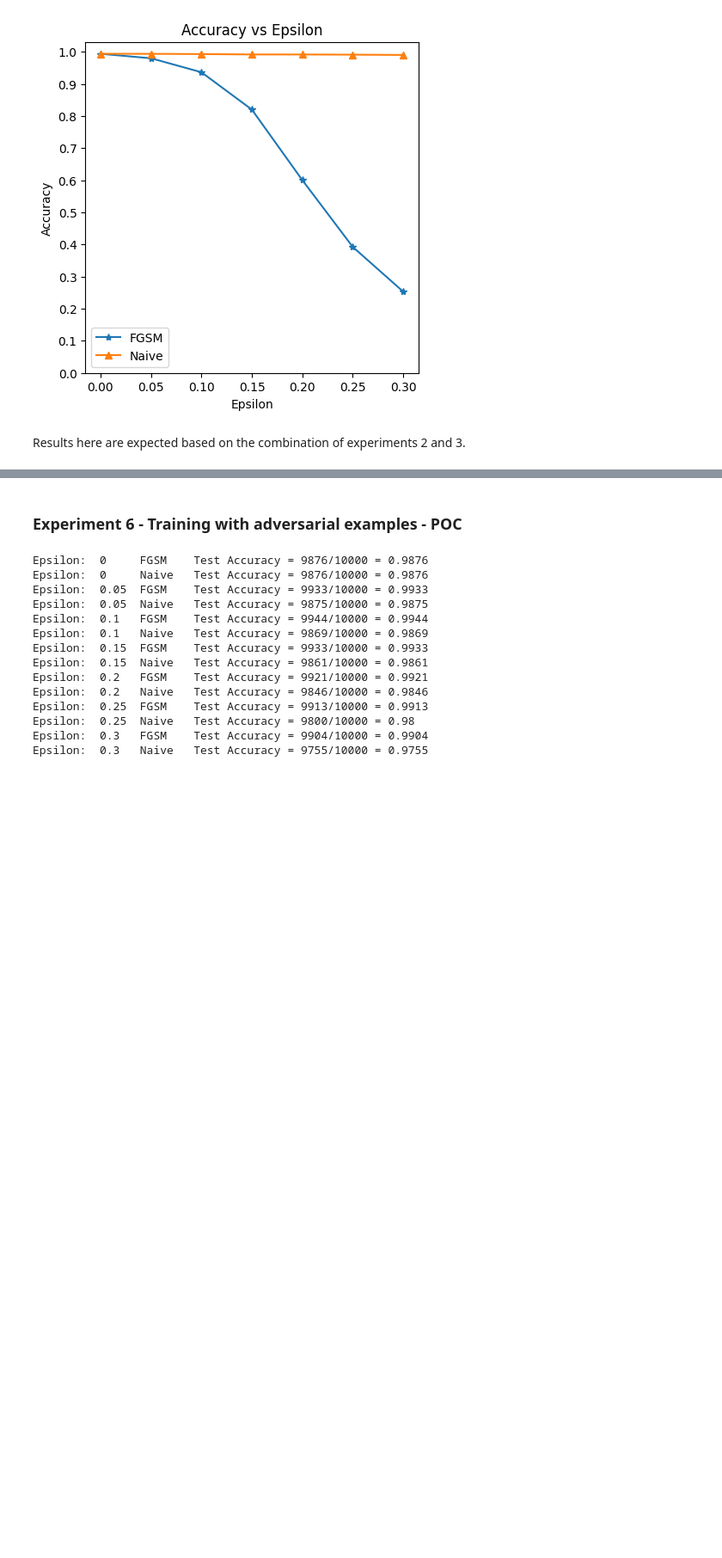
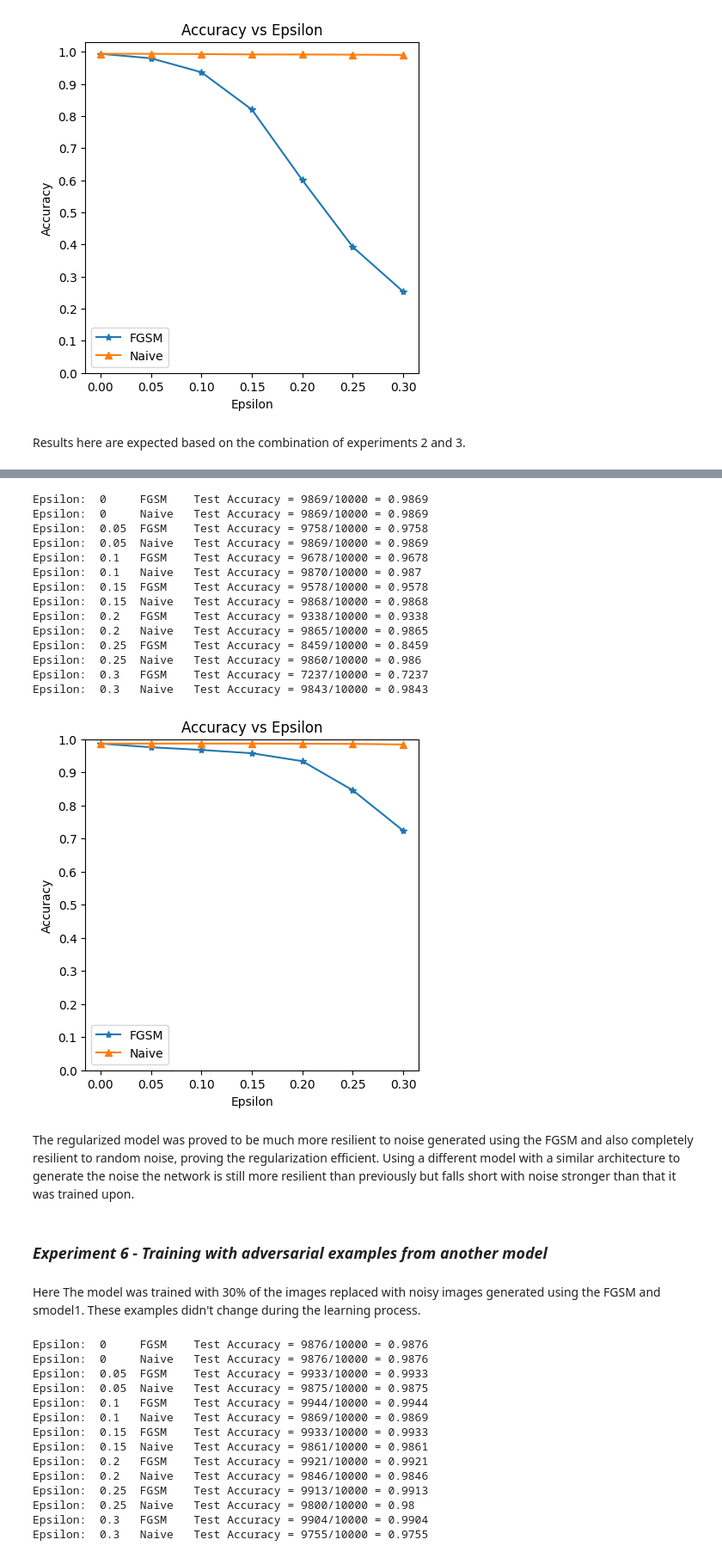
Before and after one commit to LiorSukman/Adversarial-Examples, a Jupyter notebook: Goodfellow2014_exp.ipynb, the cells around one changed output, grey strips where cells are left out. Shown at 86% size. Cells and saved outputs as stored; diff of their text form; code cells hidden in the pictures; blank space fills up the shorter version.

```diff
--- a/Goodfellow2014_exp.ipynb
+++ b/Goodfellow2014_exp.ipynb
@@ -381,5 +430,28 @@ Results here are expected based on the combination of experiments 2 and 3.
+# %%
+accuracies, bl_accuracies, examples = perform_exp(smodel1, regmodel1, test_loader)
+plot_acc_graph(accuracies, bl_accuracies)
+# %% [output]
+Epsilon:  0     FGSM    Test Accuracy = 9869/10000 = 0.9869
+Epsilon:  0     Naive   Test Accuracy = 9869/10000 = 0.9869
+Epsilon:  0.05  FGSM    Test Accuracy = 9758/10000 = 0.9758
+Epsilon:  0.05  Naive   Test Accuracy = 9869/10000 = 0.9869
+Epsilon:  0.1   FGSM    Test Accuracy = 9678/10000 = 0.9678
+Epsilon:  0.1   Naive   Test Accuracy = 9870/10000 = 0.987
+Epsilon:  0.15  FGSM    Test Accuracy = 9578/10000 = 0.9578
+Epsilon:  0.15  Naive   Test Accuracy = 9868/10000 = 0.9868
+Epsilon:  0.2   FGSM    Test Accuracy = 9338/10000 = 0.9338
+Epsilon:  0.2   Naive   Test Accuracy = 9865/10000 = 0.9865
+Epsilon:  0.25  FGSM    Test Accuracy = 8459/10000 = 0.8459
+Epsilon:  0.25  Naive   Test Accuracy = 9860/10000 = 0.986
+Epsilon:  0.3   FGSM    Test Accuracy = 7237/10000 = 0.7237
+Epsilon:  0.3   Naive   Test Accuracy = 9843/10000 = 0.9843
+[figure, added]
+# %% [markdown]
+The regularized model was proved to be much more resilient to noise generated using the FGSM and also completely resilient to random noise, proving the regularization efficient. Using a different model with a similar architecture to generate the noise the network is still more resilient than previously but falls short with noise stronger than that it was trained upon.
 # %% [markdown]
-### Experiment 6 - Training with adversarial examples - POC
+### *Experiment 6 - Training with adversarial examples from another model*
+# %% [markdown]
+Here The model was trained with 30% of the images replaced with noisy images generated using the FGSM and smodel1. These examples didn't change during the learning process.
 # %%
 # Load simple model trained with 30% of adversarial examples with epsilon of 0.2 based on smodel1
 aemodel1 = Net().to(DEVICE)
```
Also changed, not shown: parts of 31 cells of this notebook, 4 other files.
